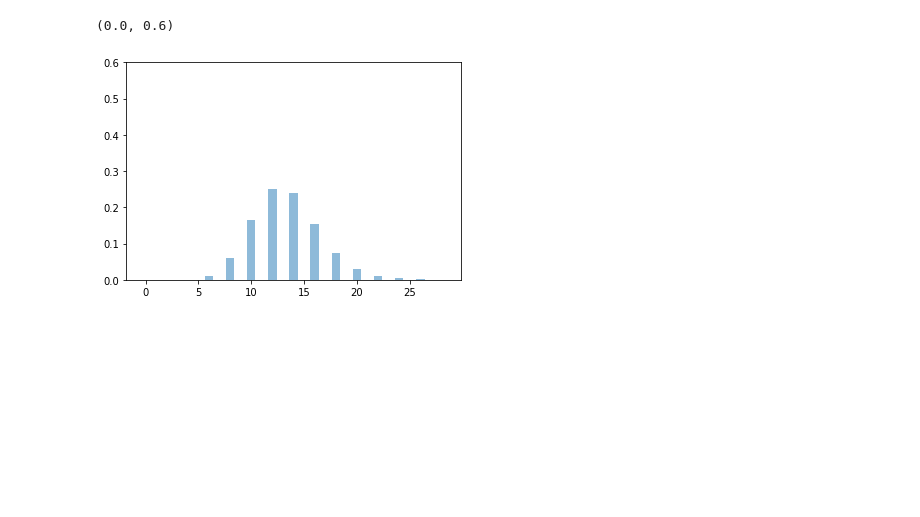
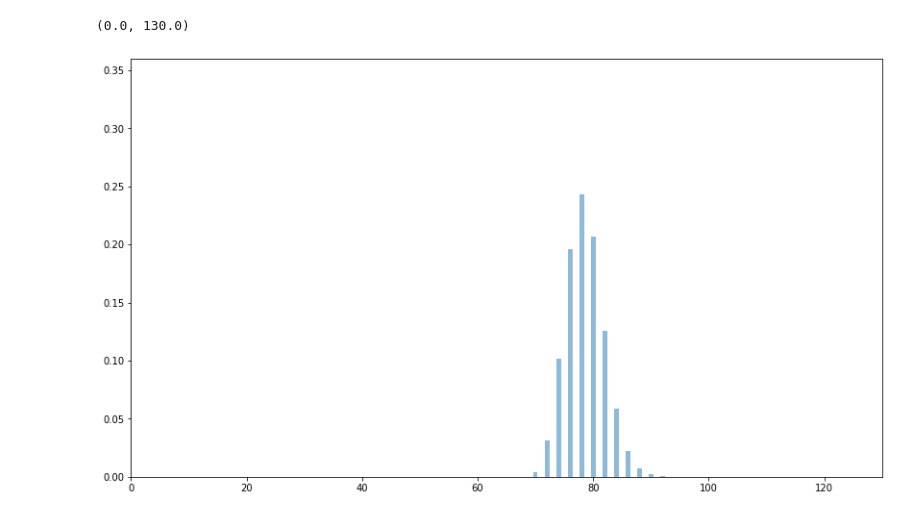
Before and after one commit to yannikschnitzer/prism, a Jupyter notebook: prism/distr.ipynb, the cells around one changed output. Saved outputs shown, nothing was run; the diff lists cells and outputs as text; code cells hidden in the pictures; blank space fills up the shorter version.

```diff
--- a/prism/distr.ipynb
+++ b/prism/distr.ipynb
@@ -78,3 +85,3 @@ plt.ylim([0, 0.6])
 # %%
-arr3 = np.array([0.000, 0.000, 0.000, 0.010, 0.061, 0.165, 0.251, 0.239, 0.153, 0.074, 0.030, 0.011, 0.004, 0.001, 0.000, 0.000, 0.000, 0.000, 0.000, 0.000, 0.000, 0.000, 0.000, 0.000, 0.000, 0.000, 0.000, 0.000, 0.000, 0.000, 0.000, 0.000, 0.000, 0.000, 0.000, 0.000, 0.000, 0.000, 0.000, 0.000, 0.000, 0.000, 0.000, 0.000, 0.000, 0.000, 0.000, 0.000, 0.000, 0.000, 0.000 ])
+arr3 = np.array([0.000, 0.000, 0.000, 0.000, 0.000, 0.000, 0.000, 0.000, 0.000, 0.000, 0.000, 0.000, 0.000, 0.000, 0.000, 0.000, 0.000, 0.000, 0.000, 0.000, 0.000, 0.000, 0.000, 0.000, 0.000, 0.000, 0.000, 0.000, 0.000, 0.000, 0.000, 0.000, 0.000, 0.000, 0.000, 0.004, 0.031, 0.102, 0.196, 0.243, 0.207, 0.126, 0.059, 0.022, 0.007, 0.002, 0.001, 0.000, 0.000, 0.000, 0.000, 0.000, 0.000, 0.000, 0.000, 0.000, 0.000, 0.000, 0.000, 0.000, 0.000, 0.000, 0.000, 0.000, 0.000, 0.000, 0.000, 0.000, 0.000, 0.000, 0.000, 0.000, 0.000, 0.000, 0.000, 0.000, 0.000, 0.000, 0.000, 0.000, 0.000, 0.000, 0.000, 0.000, 0.000, 0.000, 0.000, 0.000, 0.000, 0.000, 0.000, 0.000, 0.000, 0.000, 0.000, 0.000, 0.000, 0.000, 0.000, 0.000, 0.000, 0.000, 0.000, 0.000, 0.000, 0.000, 0.000, 0.000, 0.000, 0.000, 0.000, 0.000, 0.000, 0.000, 0.000, 0.000, 0.000, 0.000, 0.000, 0.000, 0.000, 0.000, 0.000, 0.000, 0.000, 0.000, 0.000, 0.000, 0.000, 0.000, 0.000, 0.000, 0.000, 0.000, 0.000, 0.000, 0.000, 0.000, 0.000, 0.000, 0.000, 0.000, 0.000, 0.000, 0.000, 0.000, 0.000, 0.000, 0.000, 0.000, 0.000, 0.000, 0.000, 0.000, 0.000, 0.000, 0.000, 0.000, 0.000, 0.000, 0.000, 0.000, 0.000, 0.000, 0.000, 0.000, 0.000, 0.000, 0.000, 0.000, 0.000, 0.000, 0.000, 0.000, 0.000, 0.000, 0.000, 0.000, 0.000, 0.000, 0.000, 0.000, 0.000, 0.000, 0.000, 0.000, 0.000, 0.000, 0.000, 0.000, 0.000, 0.000, 0.000, 0.000, 0.000, 0.000, 0.000, 0.000, 0.000, 0.000, 0.000])
 # %%
@@ -88,6 +90,8 @@ array([ 0,  2,  4,  6,  8, 10, 12, 14, 16, 18, 20, 22, 24, 26, 28, 30, 32,
-# %%
-plt.bar(np.arange(0,32,2),arr3[:15], alpha=0.5)
-plt.ylim([0, 0.6])
-# %% [output]
-(0.0, 0.6)
-[figure, removed]
+# %%
+plt.figure(figsize=(14,8))
+plt.bar(np.arange(0,200,2),arr3[:100], alpha=0.5)
+plt.ylim([0, 0.36])
+plt.xlim([0, 130])
+# %% [output]
+(0.0, 130.0)
+[figure, added]
```
Also changed, not shown: parts of 11 cells of this notebook, 10 other files.
